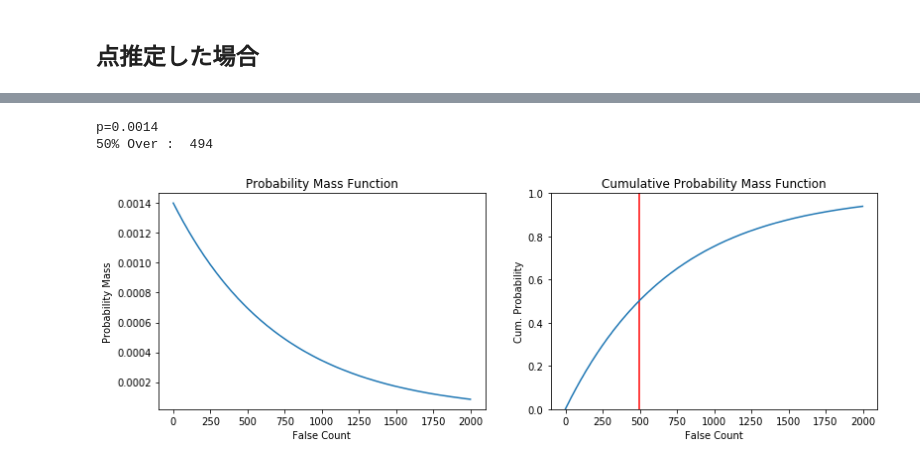
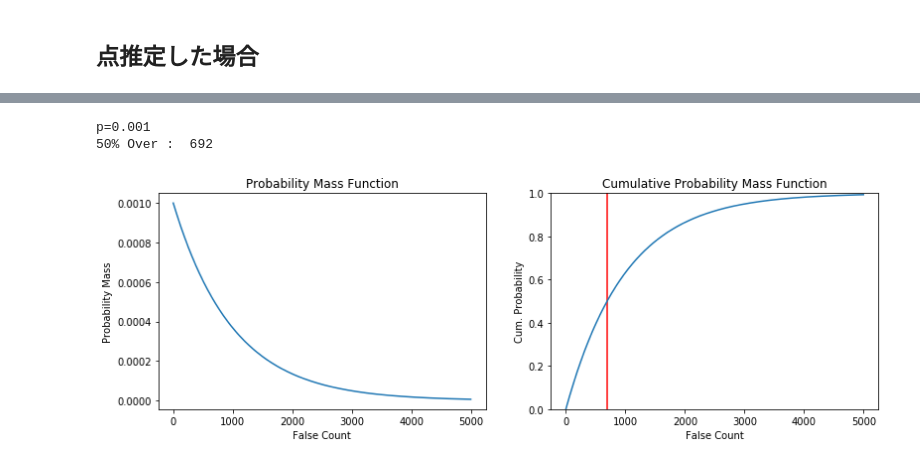
Before and after one commit to tok41/choco-ball-statistics, a Jupyter notebook: analysis/jupyter/estimate-try-count-bayes.ipynb, the cells around one changed output, grey strips where cells are left out. Saved outputs shown, nothing was run; the diff lists cells and outputs as text; code cells hidden in the pictures.

```diff
--- a/analysis/jupyter/estimate-try-count-bayes.ipynb
+++ b/analysis/jupyter/estimate-try-count-bayes.ipynb
@@ -190,11 +216,11 @@ p=0.05128205128205128
 # %%
 n = 1
-ks = np.arange(0,2000,1) # n回成功するまでの失敗回数
-p = 0.0014
+ks = np.arange(0,5000,1) # n回成功するまでの失敗回数
+p = 0.001
 print("p={}".format(p))
 
 ret = getExpectPoint(p, n, ks, f_name='expect_point_gold.png')
 # %% [output]
-p=0.0014
-50% Over :  494
+p=0.001
+50% Over :  692
-[figure, old version]
+[figure, new version]
```
Also changed, not shown: parts of 8 cells of this notebook, 5 other files.
